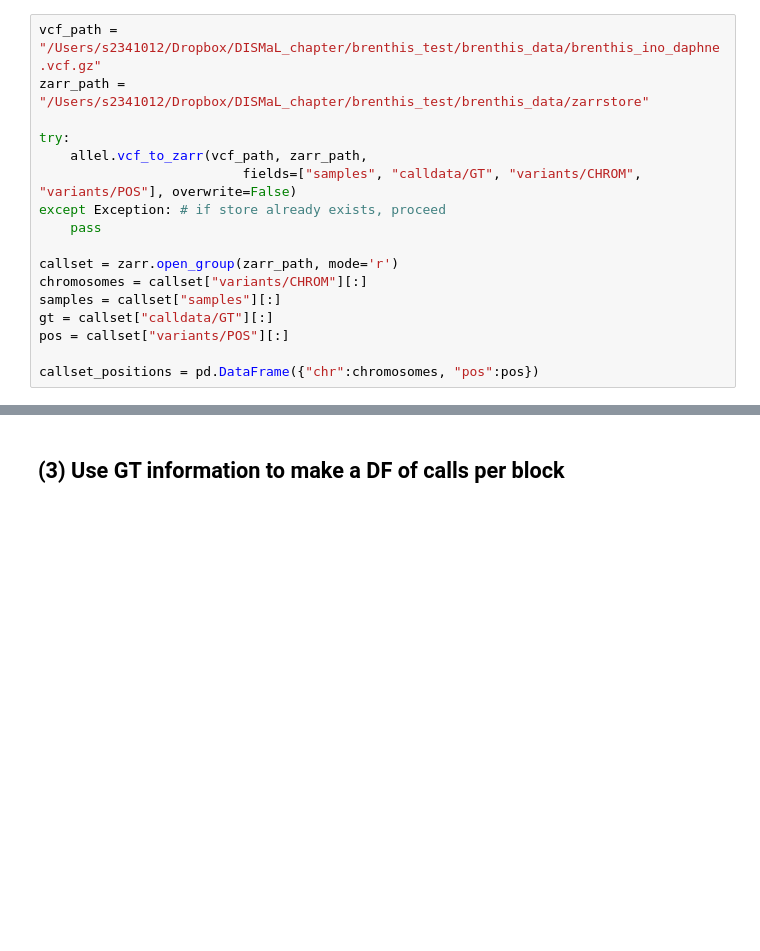
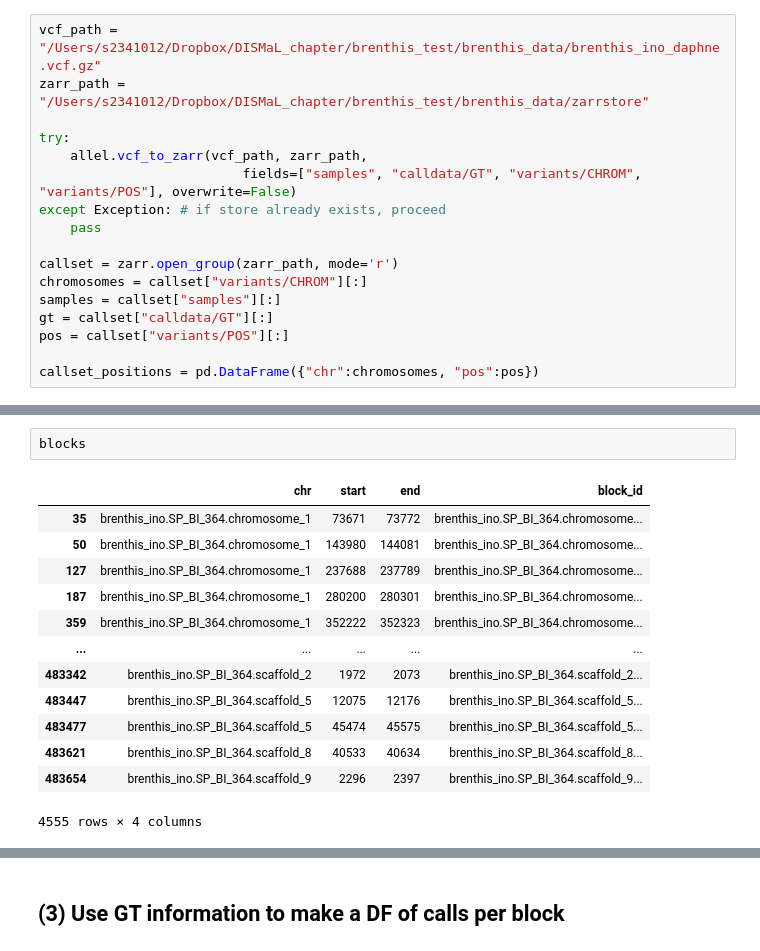
Before and after one commit to simonharnqvist/DISMaL, a Jupyter notebook: preprocessing/preprocessing.ipynb, the cells around one changed output, grey strips where cells are left out. Cells and saved outputs as stored; diff of their text form; blank space fills up the shorter version.

```diff
--- a/preprocessing/preprocessing.ipynb
+++ b/preprocessing/preprocessing.ipynb
@@ -141,0 +306,16 @@ get_snp_positions(chromosomes, pos, blocks)
+# %%
+blocks
+# %% [output]
+|  | chr | start | end | block_id |
+| 35 | brenthis_ino.SP_BI_364.chromosome_1 | 73671 | 73772 | brenthis_ino.SP_BI_364.chromosome... |
+| 50 | brenthis_ino.SP_BI_364.chromosome_1 | 143980 | 144081 | brenthis_ino.SP_BI_364.chromosome... |
+| 127 | brenthis_ino.SP_BI_364.chromosome_1 | 237688 | 237789 | brenthis_ino.SP_BI_364.chromosome... |
+| 187 | brenthis_ino.SP_BI_364.chromosome_1 | 280200 | 280301 | brenthis_ino.SP_BI_364.chromosome... |
+| 359 | brenthis_ino.SP_BI_364.chromosome_1 | 352222 | 352323 | brenthis_ino.SP_BI_364.chromosome... |
+| ... | ... | ... | ... | ... |
+| 483342 | brenthis_ino.SP_BI_364.scaffold_2 | 1972 | 2073 | brenthis_ino.SP_BI_364.scaffold_2... |
+| 483447 | brenthis_ino.SP_BI_364.scaffold_5 | 12075 | 12176 | brenthis_ino.SP_BI_364.scaffold_5... |
+| 483477 | brenthis_ino.SP_BI_364.scaffold_5 | 45474 | 45575 | brenthis_ino.SP_BI_364.scaffold_5... |
+| 483621 | brenthis_ino.SP_BI_364.scaffold_8 | 40533 | 40634 | brenthis_ino.SP_BI_364.scaffold_8... |
+| 483654 | brenthis_ino.SP_BI_364.scaffold_9 | 2296 | 2397 | brenthis_ino.SP_BI_364.scaffold_9... |
+4555 rows × 4 columns
```
Also changed, not shown: parts of 31 cells of this notebook, 2 other files.
